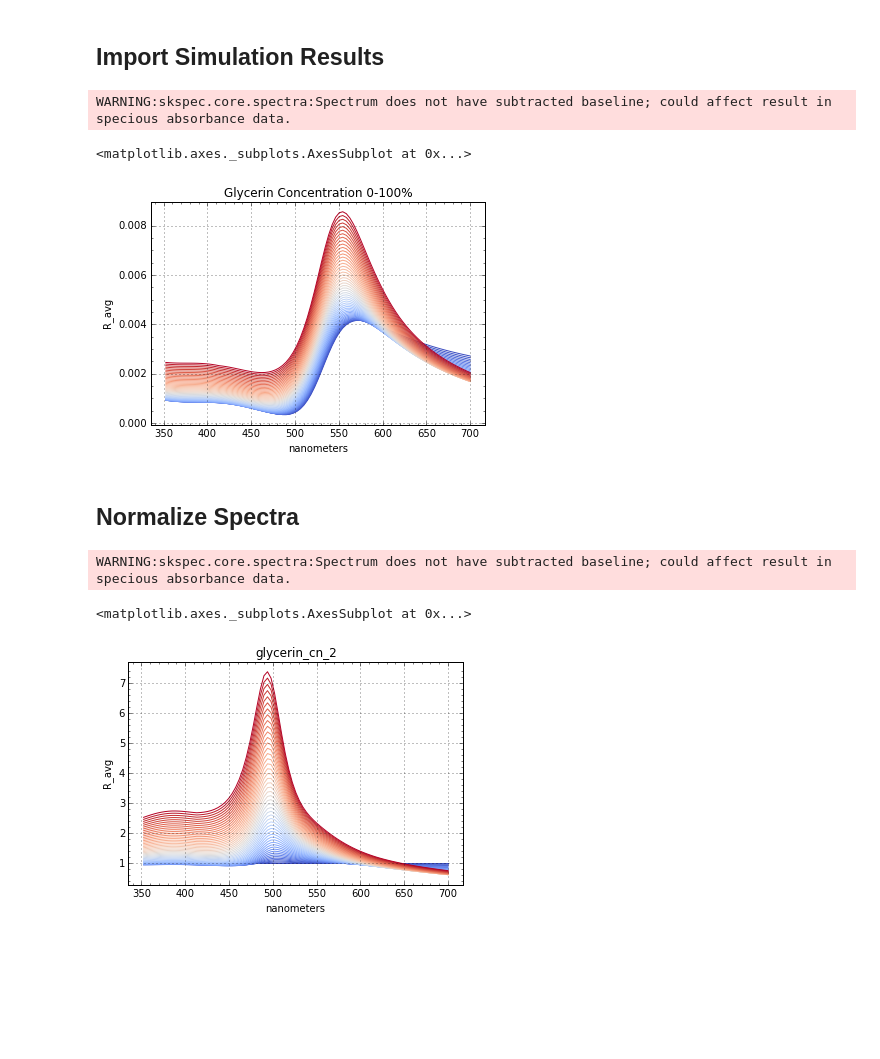
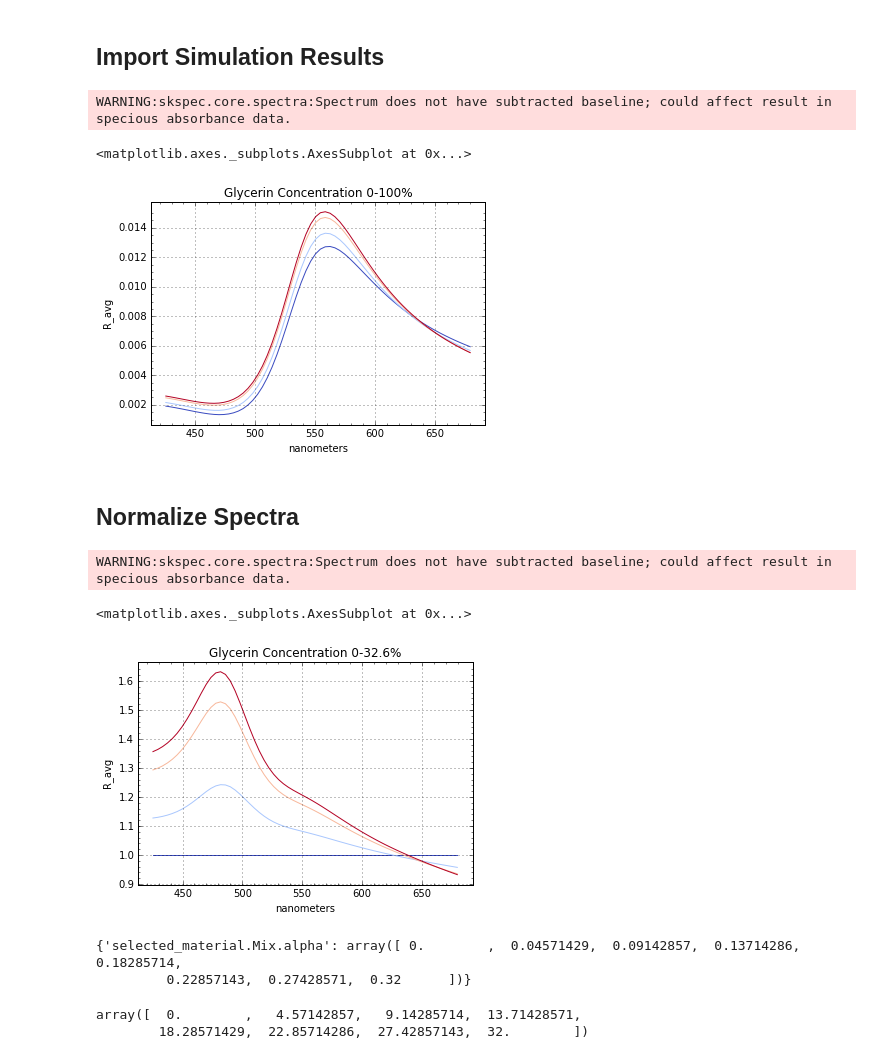
Before and after one commit to hughesadam87/PAME, a Jupyter notebook: Notebooks/glycerin_concentration.ipynb, the cells around one changed output. Drawn from its saved outputs; the diff is of its cells as text; code cells hidden in the pictures; blank space fills up the shorter version.

Commit message:
glyc plots

```diff
--- a/Notebooks/glycerin_concentration.ipynb
+++ b/Notebooks/glycerin_concentration.ipynb
@@ -25,22 +25,32 @@ To test the sensitivity of an optical biosensor, we measure the reflection inten
 # %% [markdown]
 ## Import Simulation Results
 # %%
-s1=LayerSimParser.load_pickle('../Simulations/glycerin_cn_2.mpickle')
+s1=LayerSimParser.load_pickle('../Simulations/glycerin_cn_k_2.mpickle')
 s1.backend='skspec'
 
-ref1=s1.primary_panel()['R_avg'].ix[350:700]
+ref1=s1.primary_panel()['R_avg'].ix[425:680,(0,3,6,7)]
 ref1.plot(title='Glycerin Concentration 0-100%')
 # %% [output]
 WARNING:skspec.core.spectra:Spectrum does not have subtracted baseline; could affect result in specious absorbance data.
 <matplotlib.axes._subplots.AxesSubplot at 0x...>
-[figure, old version]
+[figure, new version]
 # %% [markdown]
 ## Normalize Spectra
 # %%
-# Normalized
+#Normalized
 ref1.reference = 0
-ref1.plot(norm='r',title='Glycerin Concentration 0-100%')
+ref1.plot(norm='r',title='Glycerin Concentration 0-32.6%')
 # %% [output]
 WARNING:skspec.core.spectra:Spectrum does not have subtracted baseline; could affect result in specious absorbance data.
 <matplotlib.axes._subplots.AxesSubplot at 0x...>
-[figure, old version]
+[figure, new version]
+# %%
+s1.inputs
+# %% [output]
+{'selected_material.Mix.alpha': array([ 0.        ,  0.04571429,  0.09142857,  0.13714286,  0.18285714,
+         0.22857143,  0.27428571,  0.32      ])}
+# %%
+glycerol_con
+# %% [output]
+array([  0.        ,   4.57142857,   9.14285714,  13.71428571,
+        18.28571429,  22.85714286,  27.42857143,  32.        ])
```
Also changed, not shown: parts of 5 cells of this notebook.
